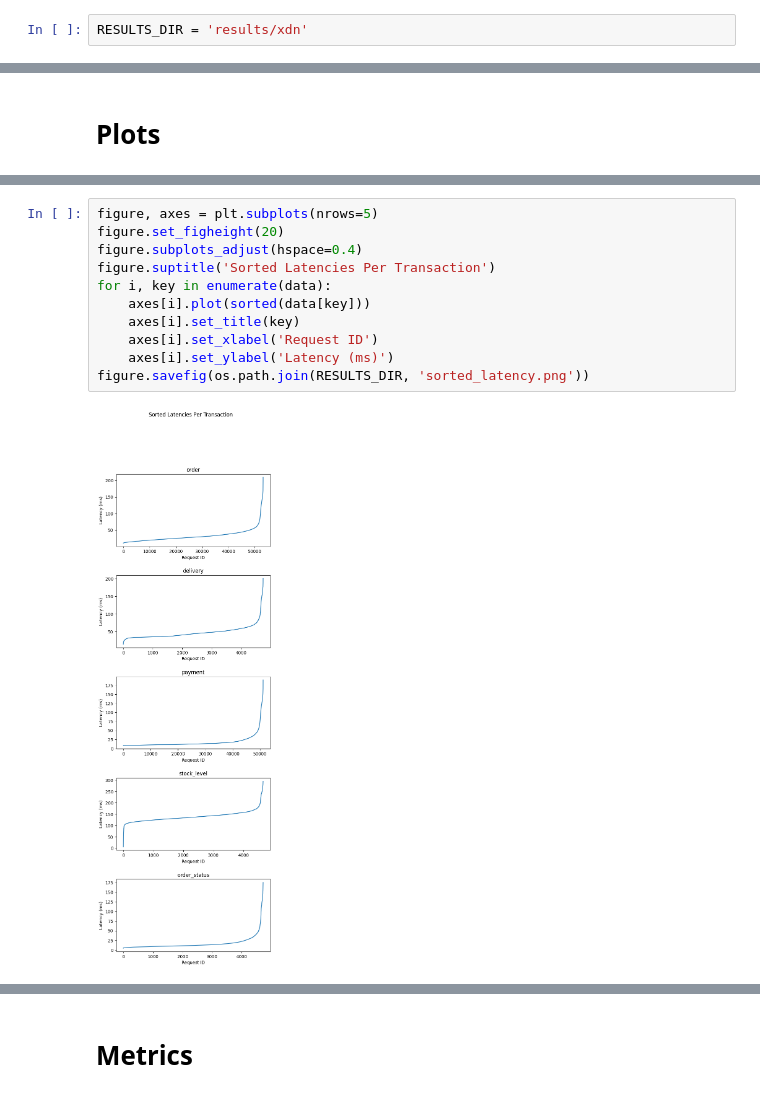
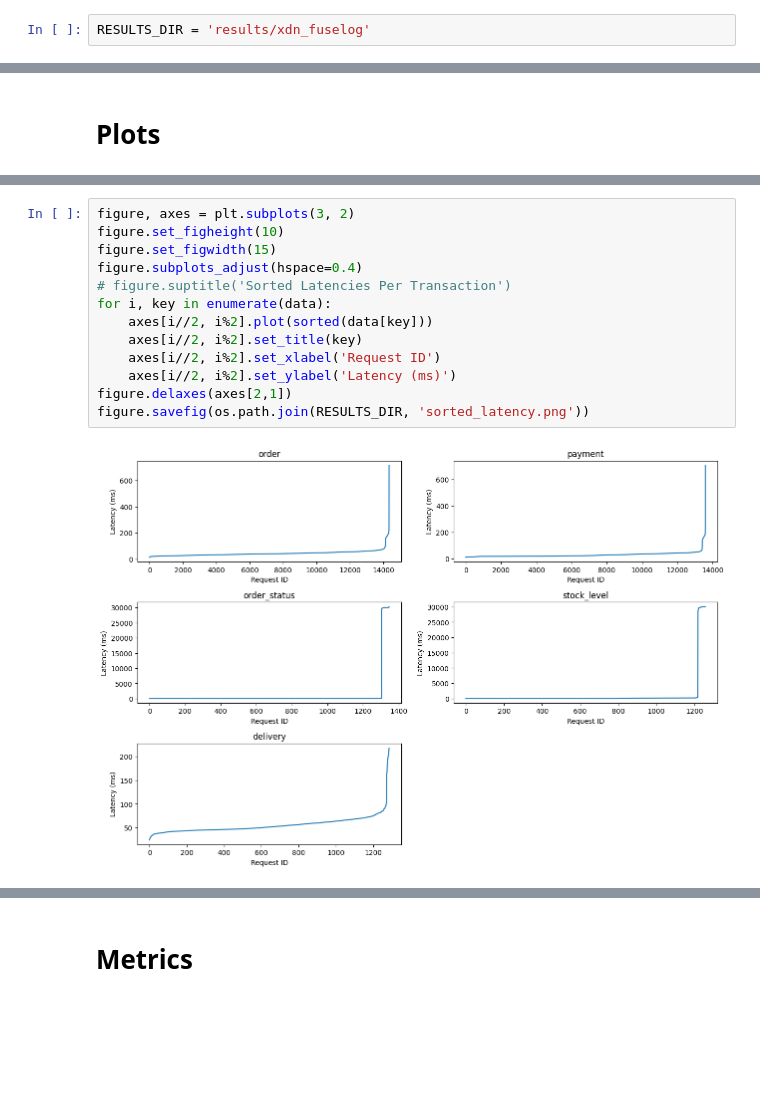
Before and after one commit to ashnehete/tpcc-web-server-py, a Jupyter notebook: plot_results.ipynb, the cells around one changed output, grey strips where cells are left out. Drawn from its saved outputs; the diff is of its cells as text; blank space fills up the shorter version.

Commit message:
Add XDN fuselog results, benchmark docs

```diff
--- a/plot_results.ipynb
+++ b/plot_results.ipynb
@@ -8,7 +9,7 @@ import matplotlib.ticker as mtick
 import numpy as np
 import pandas as pd
 # %%
-RESULTS_DIR = 'results/xdn'
+RESULTS_DIR = 'results/xdn_fuselog'
 # %%
 data = defaultdict(list)
 for filename in os.listdir(RESULTS_DIR):
@@ -56,13 +57,15 @@ figure.savefig(os.path.join(RESULTS_DIR, 'latency.png'))
 # %%
-figure, axes = plt.subplots(nrows=5)
-figure.set_figheight(20)
+figure, axes = plt.subplots(3, 2)
+figure.set_figheight(10)
+figure.set_figwidth(15)
 figure.subplots_adjust(hspace=0.4)
-figure.suptitle('Sorted Latencies Per Transaction')
+# figure.suptitle('Sorted Latencies Per Transaction')
 for i, key in enumerate(data):
-    axes[i].plot(sorted(data[key]))
-    axes[i].set_title(key)
-    axes[i].set_xlabel('Request ID')
-    axes[i].set_ylabel('Latency (ms)')
+    axes[i//2, i%2].plot(sorted(data[key]))
+    axes[i//2, i%2].set_title(key)
+    axes[i//2, i%2].set_xlabel('Request ID')
+    axes[i//2, i%2].set_ylabel('Latency (ms)')
+figure.delaxes(axes[2,1])
 figure.savefig(os.path.join(RESULTS_DIR, 'sorted_latency.png'))
 # %% [output]
-[figure, old version]
+[figure, new version]
```
Also changed, not shown: parts of 8 cells of this notebook, 21 other files.
